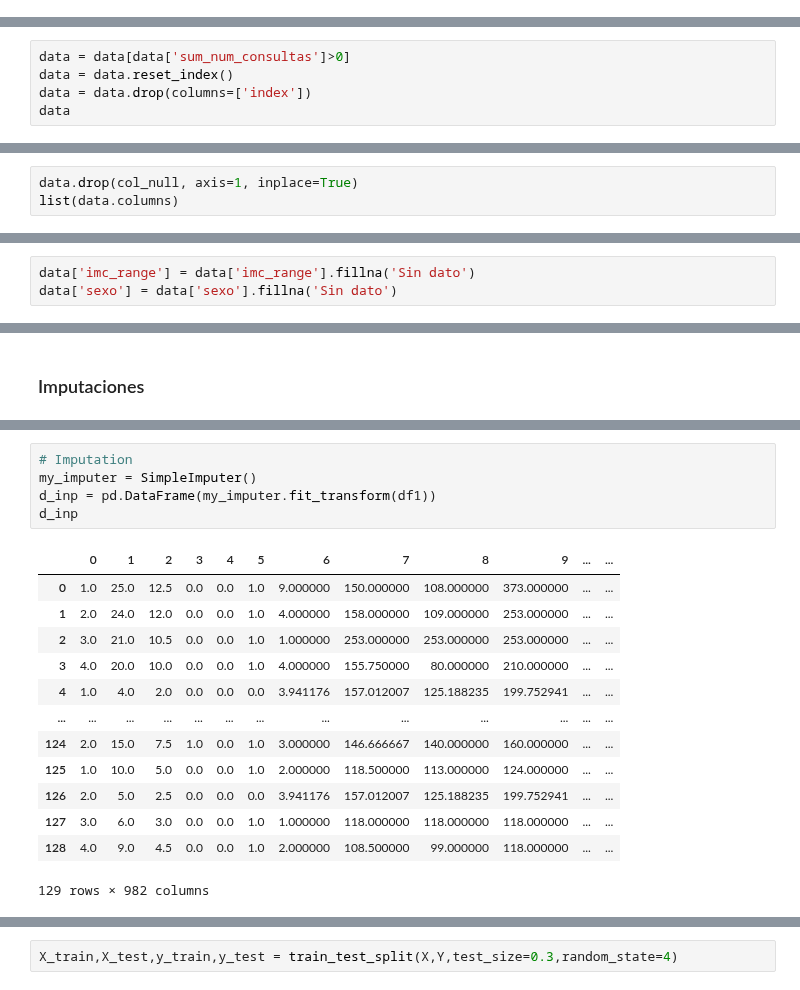
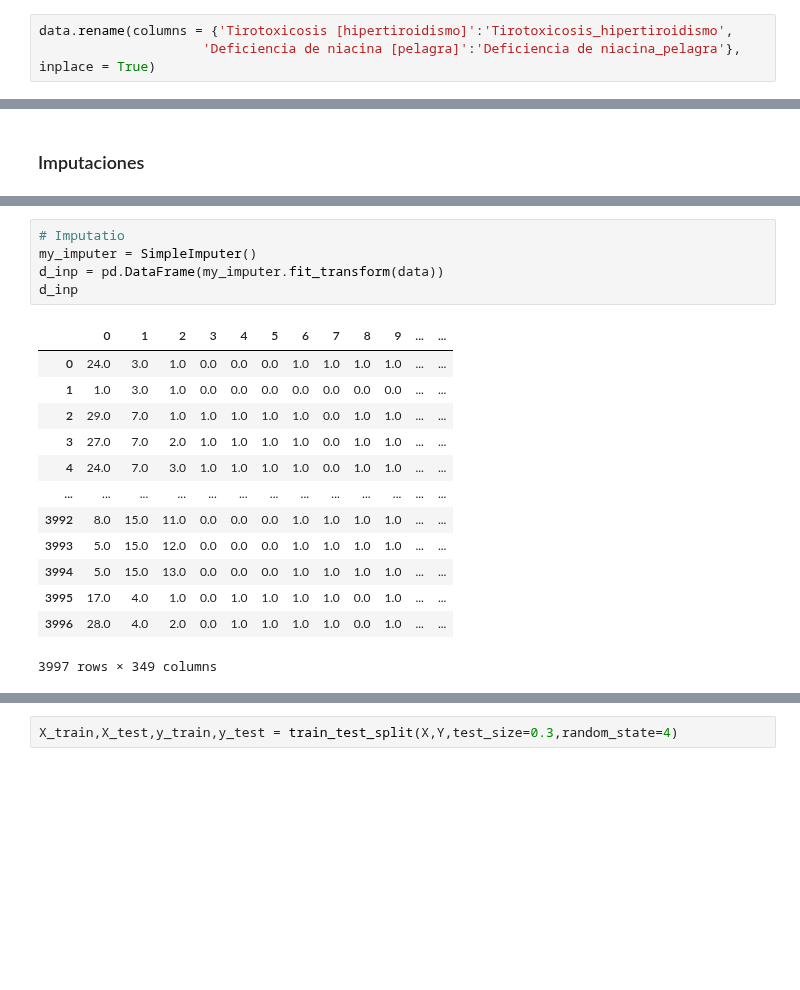
Before and after one commit to AideJGC/ProyectoDIABETIA_Estancia, a Jupyter notebook: notebooks/Feature_Selection.ipynb, the cells around one changed output, grey strips where cells are left out. Saved outputs shown, nothing was run; the diff lists cells and outputs as text; blank space fills up the shorter version.

```diff
--- a/notebooks/Feature_Selection.ipynb
+++ b/notebooks/Feature_Selection.ipynb
@@ -28,0 +91,3 @@ data.head(5)
+# %%
+data.rename(columns = {'Tirotoxicosis [hipertiroidismo]':'Tirotoxicosis_hipertiroidismo',
+                     'Deficiencia de niacina [pelagra]':'Deficiencia de niacina_pelagra'}, inplace = True)
@@ -57,5 +106,0 @@ data[data['sum_num_consultas']==0]
-# %%
-data = data[data['sum_num_consultas']>0]
-data = data.reset_index()
-data = data.drop(columns=['index'])
-data
@@ -105,3 +106,0 @@ col_null
-# %%
-data.drop(col_null, axis=1, inplace=True)
-list(data.columns)
@@ -137,3 +110,0 @@ data[pd.isna(data['imc_range'])]
-# %%
-data['imc_range'] = data['imc_range'].fillna('Sin dato')
-data['sexo'] = data['sexo'].fillna('Sin dato')
@@ -182,22 +134,22 @@ col
 # %%
-# Imputation
+# Imputatio
 my_imputer = SimpleImputer()
-d_inp = pd.DataFrame(my_imputer.fit_transform(df1))
+d_inp = pd.DataFrame(my_imputer.fit_transform(data))
 d_inp
 # %% [output]
 |  | 0 | 1 | 2 | 3 | 4 | 5 | 6 | 7 | 8 | 9 | ... | ... |
-| 0 | 1.0 | 25.0 | 12.5 | 0.0 | 0.0 | 1.0 | 9.000000 | 150.000000 | 108.000000 | 373.000000 | ... | ... |
-| 1 | 2.0 | 24.0 | 12.0 | 0.0 | 0.0 | 1.0 | 4.000000 | 158.000000 | 109.000000 | 253.000000 | ... | ... |
-| 2 | 3.0 | 21.0 | 10.5 | 0.0 | 0.0 | 1.0 | 1.000000 | 253.000000 | 253.000000 | 253.000000 | ... | ... |
-| 3 | 4.0 | 20.0 | 10.0 | 0.0 | 0.0 | 1.0 | 4.000000 | 155.750000 | 80.000000 | 210.000000 | ... | ... |
-| 4 | 1.0 | 4.0 | 2.0 | 0.0 | 0.0 | 0.0 | 3.941176 | 157.012007 | 125.188235 | 199.752941 | ... | ... |
+| 0 | 24.0 | 3.0 | 1.0 | 0.0 | 0.0 | 0.0 | 1.0 | 1.0 | 1.0 | 1.0 | ... | ... |
+| 1 | 1.0 | 3.0 | 1.0 | 0.0 | 0.0 | 0.0 | 0.0 | 0.0 | 0.0 | 0.0 | ... | ... |
+| 2 | 29.0 | 7.0 | 1.0 | 1.0 | 1.0 | 1.0 | 1.0 | 0.0 | 1.0 | 1.0 | ... | ... |
+| 3 | 27.0 | 7.0 | 2.0 | 1.0 | 1.0 | 1.0 | 1.0 | 0.0 | 1.0 | 1.0 | ... | ... |
+| 4 | 24.0 | 7.0 | 3.0 | 1.0 | 1.0 | 1.0 | 1.0 | 0.0 | 1.0 | 1.0 | ... | ... |
 | ... | ... | ... | ... | ... | ... | ... | ... | ... | ... | ... | ... | ... |
-| 124 | 2.0 | 15.0 | 7.5 | 1.0 | 0.0 | 1.0 | 3.000000 | 146.666667 | 140.000000 | 160.000000 | ... | ... |
-| 125 | 1.0 | 10.0 | 5.0 | 0.0 | 0.0 | 1.0 | 2.000000 | 118.500000 | 113.000000 | 124.000000 | ... | ... |
-| 126 | 2.0 | 5.0 | 2.5 | 0.0 | 0.0 | 0.0 | 3.941176 | 157.012007 | 125.188235 | 199.752941 | ... | ... |
-| 127 | 3.0 | 6.0 | 3.0 | 0.0 | 0.0 | 1.0 | 1.000000 | 118.000000 | 118.000000 | 118.000000 | ... | ... |
-| 128 | 4.0 | 9.0 | 4.5 | 0.0 | 0.0 | 1.0 | 2.000000 | 108.500000 | 99.000000 | 118.000000 | ... | ... |
+| 3992 | 8.0 | 15.0 | 11.0 | 0.0 | 0.0 | 0.0 | 1.0 | 1.0 | 1.0 | 1.0 | ... | ... |
+| 3993 | 5.0 | 15.0 | 12.0 | 0.0 | 0.0 | 0.0 | 1.0 | 1.0 | 1.0 | 1.0 | ... | ... |
+| 3994 | 5.0 | 15.0 | 13.0 | 0.0 | 0.0 | 0.0 | 1.0 | 1.0 | 1.0 | 1.0 | ... | ... |
+| 3995 | 17.0 | 4.0 | 1.0 | 0.0 | 1.0 | 1.0 | 1.0 | 1.0 | 0.0 | 1.0 | ... | ... |
+| 3996 | 28.0 | 4.0 | 2.0 | 0.0 | 1.0 | 1.0 | 1.0 | 1.0 | 0.0 | 1.0 | ... | ... |
-129 rows × 982 columns
+3997 rows × 349 columns
 # %%
 d_inp.shape
 # %% [output]
```
Also changed, not shown: parts of 44 cells of this notebook.
